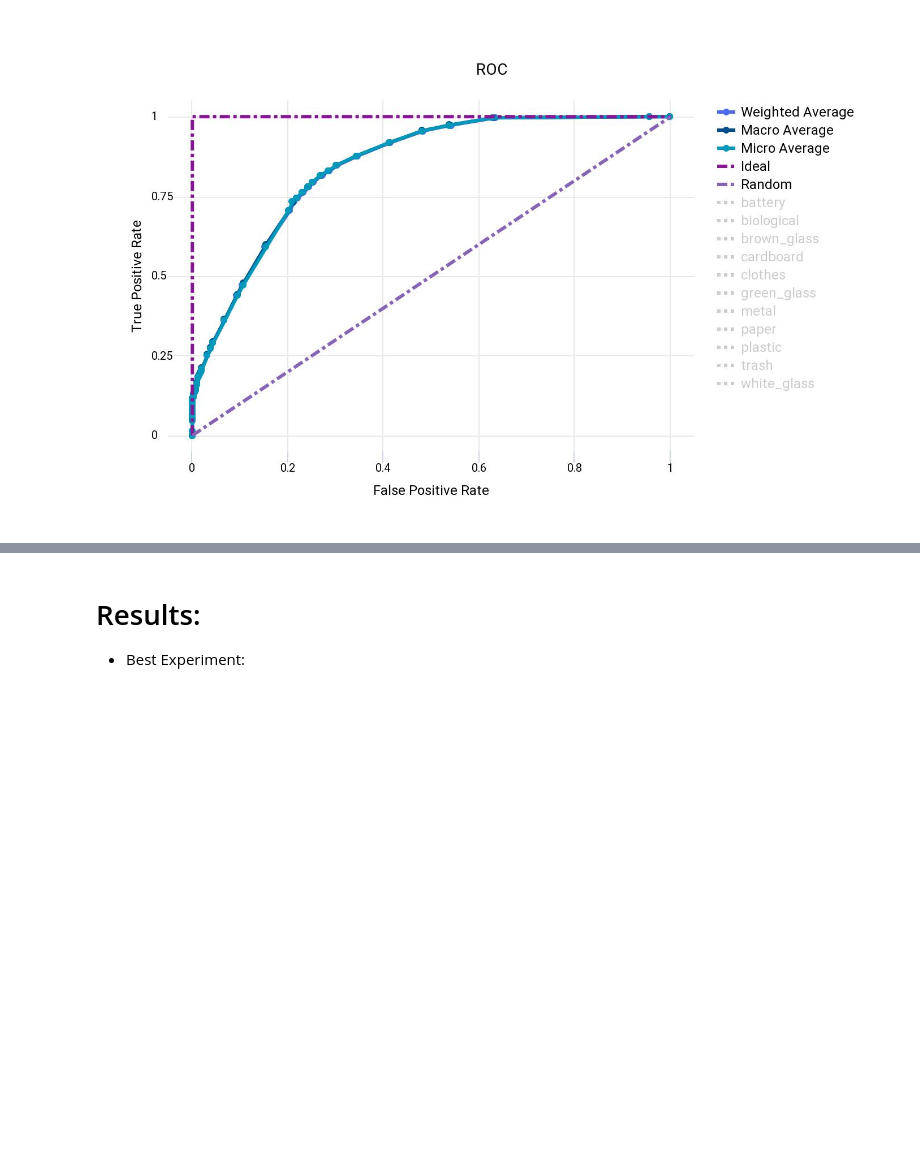
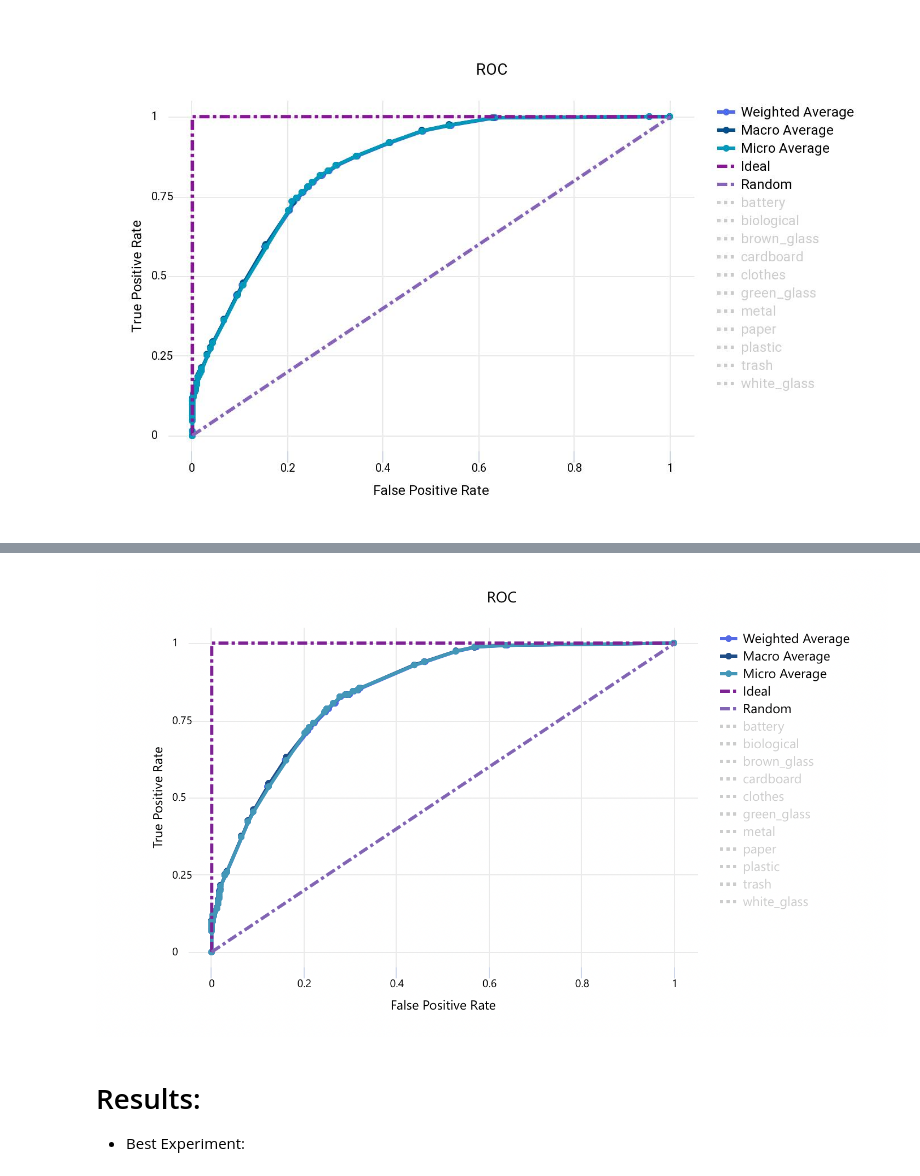
Before and after one commit to zibro011/ml-class-project, a Jupyter notebook: FinalProject.ipynb, the cells around one changed output, grey strips where cells are left out. Saved outputs shown, nothing was run; the diff lists cells and outputs as text; code cells hidden in the pictures; blank space fills up the shorter version.

```diff
--- a/FinalProject.ipynb
+++ b/FinalProject.ipynb
@@ -50,3 +57,7 @@ Image(filename='ROC2.jpeg')
+# %%
+Image(filename='ROC4.jpeg')
+# %% [output]
+[figure, added]
 # %% [markdown]
 # Results:
 * Best Experiment:
```
Also changed, not shown: parts of 5 cells of this notebook, 2 other files.
